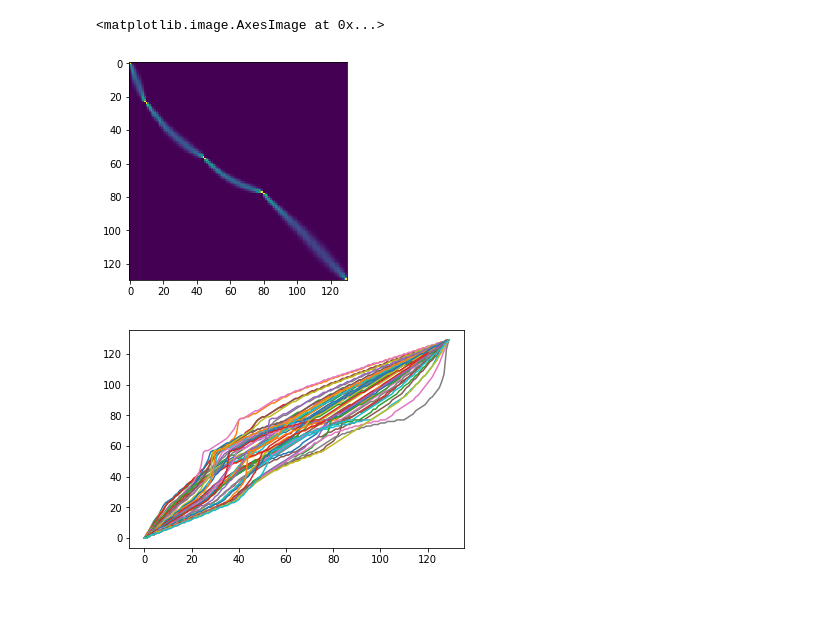
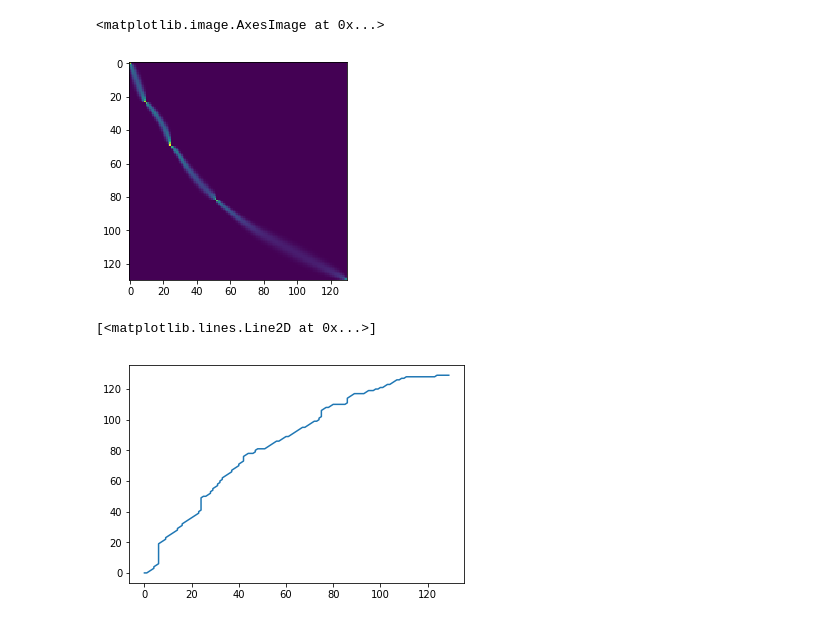
Before and after one commit to ganguli-lab/twpca, a Jupyter notebook: notebooks/demo.ipynb, the cells around one changed output. Saved outputs shown, nothing was run; the diff lists cells and outputs as text; code cells hidden in the pictures.

```diff
--- a/notebooks/demo.ipynb
+++ b/notebooks/demo.ipynb
@@ -45,9 +49,10 @@ fig.tight_layout()
 # %%
-plt.imshow(model.warping_funcs[0])
+plt.imshow(model.soft_warps[0]) # soft warp for the first trial
 # %% [output]
 <matplotlib.image.AxesImage at 0x...>
-[figure, old version]
+[figure, new version]
-# %%
-plt.plot(np.argmax(model.warping_funcs, axis=1).T);
-# %% [output]
-[figure, removed]
+# %%
+plt.plot(model.hard_warps[0][:,0], model.hard_warps[0][:,1]) # hard warp for the first trial
+# %% [output]
+[<matplotlib.lines.Line2D at 0x...>]
+[figure, added]
```
Also changed, not shown: parts of 3 cells of this notebook, 1 other file.
